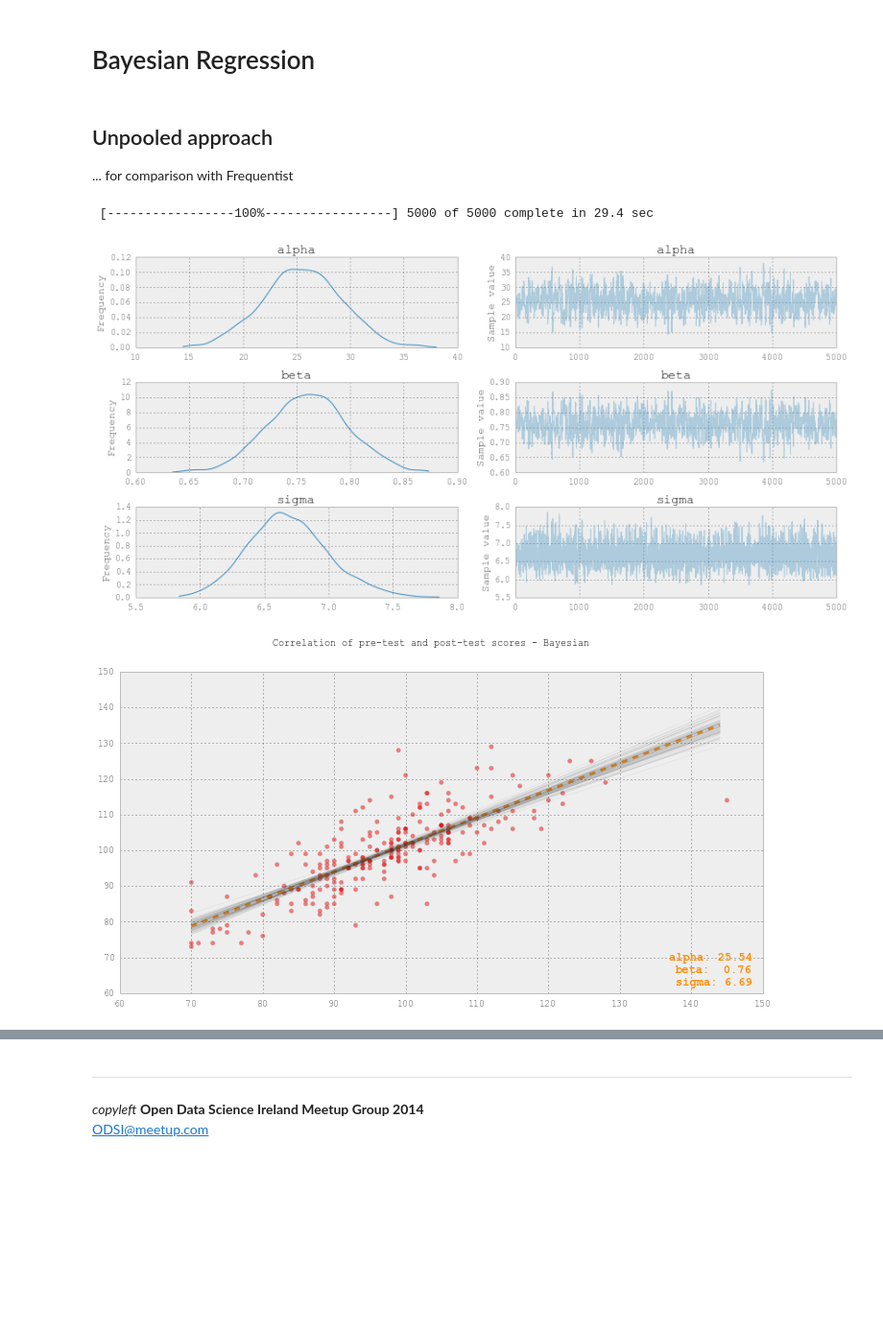
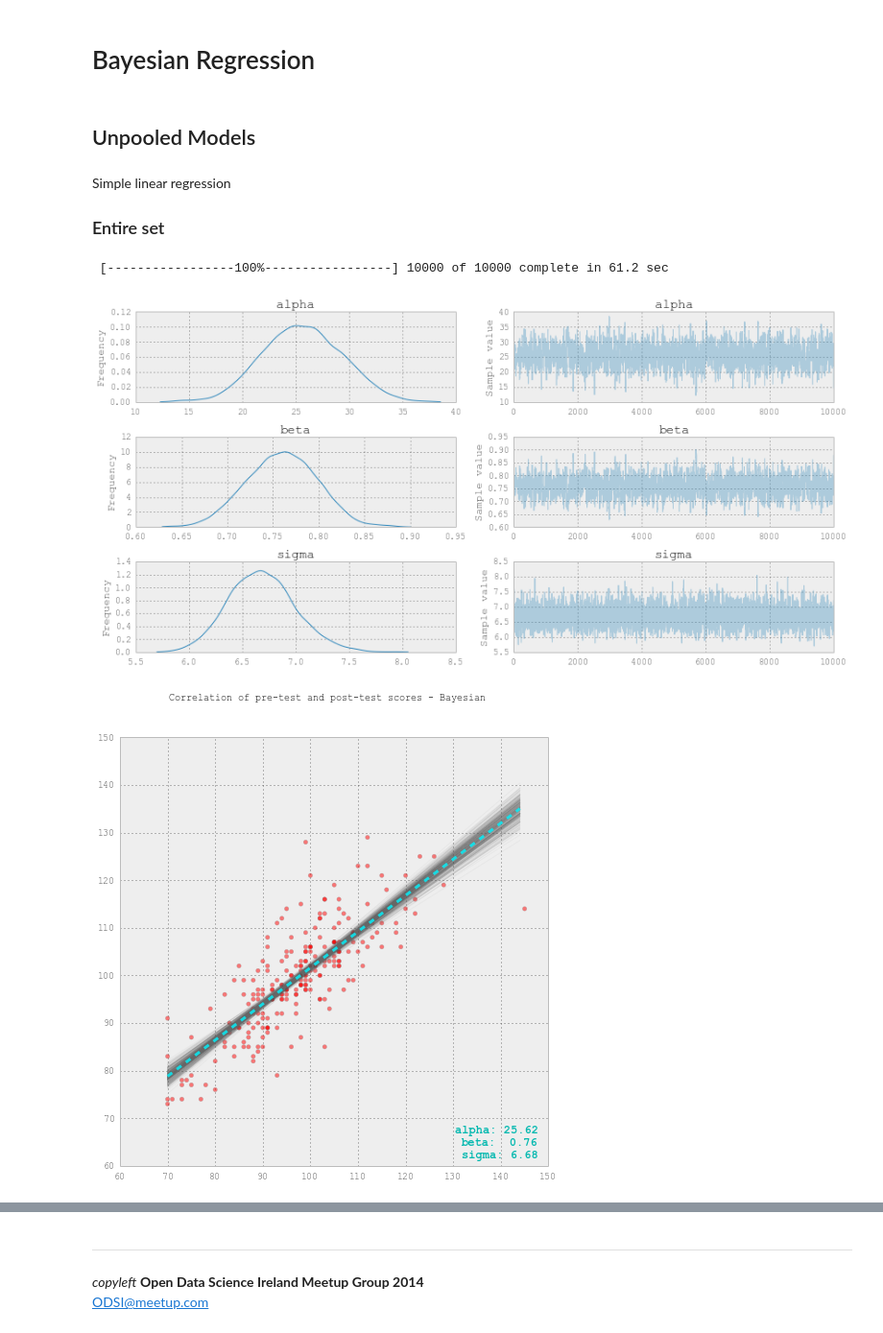
Before and after one commit to tcarnus/suas_literacy, a Jupyter notebook: 02_InitialExploration.ipynb, the cells around one changed output, grey strips where cells are left out. Shown at 96% size. Saved outputs shown, nothing was run; the diff lists cells and outputs as text; code cells hidden in the pictures; blank space fills up the shorter version.

```diff
--- a/02_InitialExploration.ipynb
+++ b/02_InitialExploration.ipynb
@@ -111,7 +118,7 @@ x = df['staard_score_pre']
 y = df['staard_score_post']
 
 cm_cmap = cm.get_cmap('hsv')
-fig, axes1d = plt.subplots(nrows=1, ncols=1, sharex=True, figsize=(12,6))
+fig, axes1d = plt.subplots(nrows=1, ncols=1, sharex=True, figsize=(8,8))
 fig.subplots_adjust(wspace=0.2)
 fig.suptitle('Correlation of pre-test and post-test scores')
 
@@ -131,13 +138,12 @@ ss_tot = np.sum((y - np.mean(y))**2)
 rsq = 1 - (ss_res/ss_tot)
 
 sp.annotate('R^2:  {:.2f}\nCoef: {:.2f}\nIntr: {:.2f}'.format(rsq,regr.coef_[0][0],regr.intercept_[0])
-                ,xy=(1,0),xycoords='axes fraction'
-                ,xytext=(-12,6),textcoords='offset points',color='green',weight='bold'
-                ,size=12,ha='right',va='bottom')
+                ,xy=(1,0),xycoords='axes fraction',xytext=(-12,6),textcoords='offset points'
+                ,color='green',weight='bold',size=12,ha='right',va='bottom')
 sp.set_ylabel('Post-test Score')
 sp.set_xlabel('Pre-test Score')
 sp.axes.grid(True,linestyle='-',color='lightgrey')
 
-plt.subplots_adjust(top=0.85)
+plt.subplots_adjust(top=0.95)
 plt.show()
 # %% [output]
@@ -150,9 +156,12 @@ plt.show()
 ---
 # %% [markdown]
 # Bayesian Regression
-# %% [markdown]
-## Unpooled approach
-... for comparison with Frequentist
+# %% [markdown]
+## Unpooled Models
+# %% [markdown]
+Simple linear regression
+
+### Entire set
 # %%
 ## try unpooled model first for all
 
@@ -173,41 +182,42 @@ with pm.Model() as individual_model:
     likelihood = pm.Normal('event like', mu=y_est, sd=sigma, observed=y)
 
     # keep trace
-    traces = pm.sample(5000, step=pm.NUTS(), start=pm.find_MAP(), progressbar=True)
+    traces = pm.sample(10000, step=pm.NUTS(), start=pm.find_MAP(), progressbar=True)
 
     pm.traceplot(traces)
 # %% [output]
- [-----------------100%-----------------] 5000 of 5000 complete in 29.4 sec
+ [-----------------100%-----------------] 10000 of 10000 complete in 61.2 sec
-[figure, old version]
+[figure, new version]
 # %%
 ## quick plot of regression
 
 def plot_reg(sp, alpha, beta, sigma, xlims, maxlike=False):
     x = np.arange(xlims[0], xlims[1])
     y_est = eval('{} + {}*x'.format(alpha, beta))
     if maxlike:
-        sp.plot(x, y_est, linewidth=3, linestyle='dashed', color='darkorange', alpha=0.8)
+        sp.plot(x, y_est, linewidth=3, linestyle='dashed', color='#00F5FF', alpha=0.8)
         sp.annotate('alpha: {:.2f}\nbeta:  {:.2f}\nsigma: {:.2f}'.format(alpha, beta, sigma)
                 ,xy=(1,0),xycoords='axes fraction',xytext=(-12,6),textcoords='offset points'
-                ,color='darkorange',weight='bold',size=12,ha='right',va='bottom')
+                ,color='#05B9B0',weight='bold',size=12,ha='right',va='bottom') # #FF5800
     else:
-        sp.plot(x, y_est, color='#333333', alpha=0.05)
+        sp.plot(x, y_est, color='#666666', alpha=0.05)
 
 cm_cmap = cm.get_cmap('hsv')
-fig, axes1d = plt.subplots(nrows=1, ncols=1, sharex=True, figsize=(12,6))
+fig, axes1d = plt.subplots(nrows=1, ncols=1, sharex=True, figsize=(8,8))
 fig.subplots_adjust(wspace=0.2)
 fig.suptitle('Correlation of pre-test and post-test scores - Bayesian')
 
 sp = axes1d
 clr = cm_cmap(0)
 sp.scatter(x=x,y=y,color=clr,alpha=0.5,edgecolor='#999999')
-plot_reg(sp, traces['alpha'].mean(), traces['beta'].mean(), traces['sigma'].mean()
-         ,xlims=[x.min(),x.max()],maxlike=True)
 
-for i in xrange(1000,5000,50):
+for i in xrange(1000,5000,10):
     point = traces.point(i)
     plot_reg(sp, point['alpha'], point['beta'], point['sigma'], xlims=[x.min(),x.max()])
 
+plot_reg(sp, traces['alpha'].mean(), traces['beta'].mean(), traces['sigma'].mean()
+     ,xlims=[x.min(),x.max()],maxlike=True)
+
 #plt.show()
 # %% [output]
-[figure, old version]
+[figure, new version]
```
Also changed, not shown: parts of 14 cells of this notebook, 1 other file.
